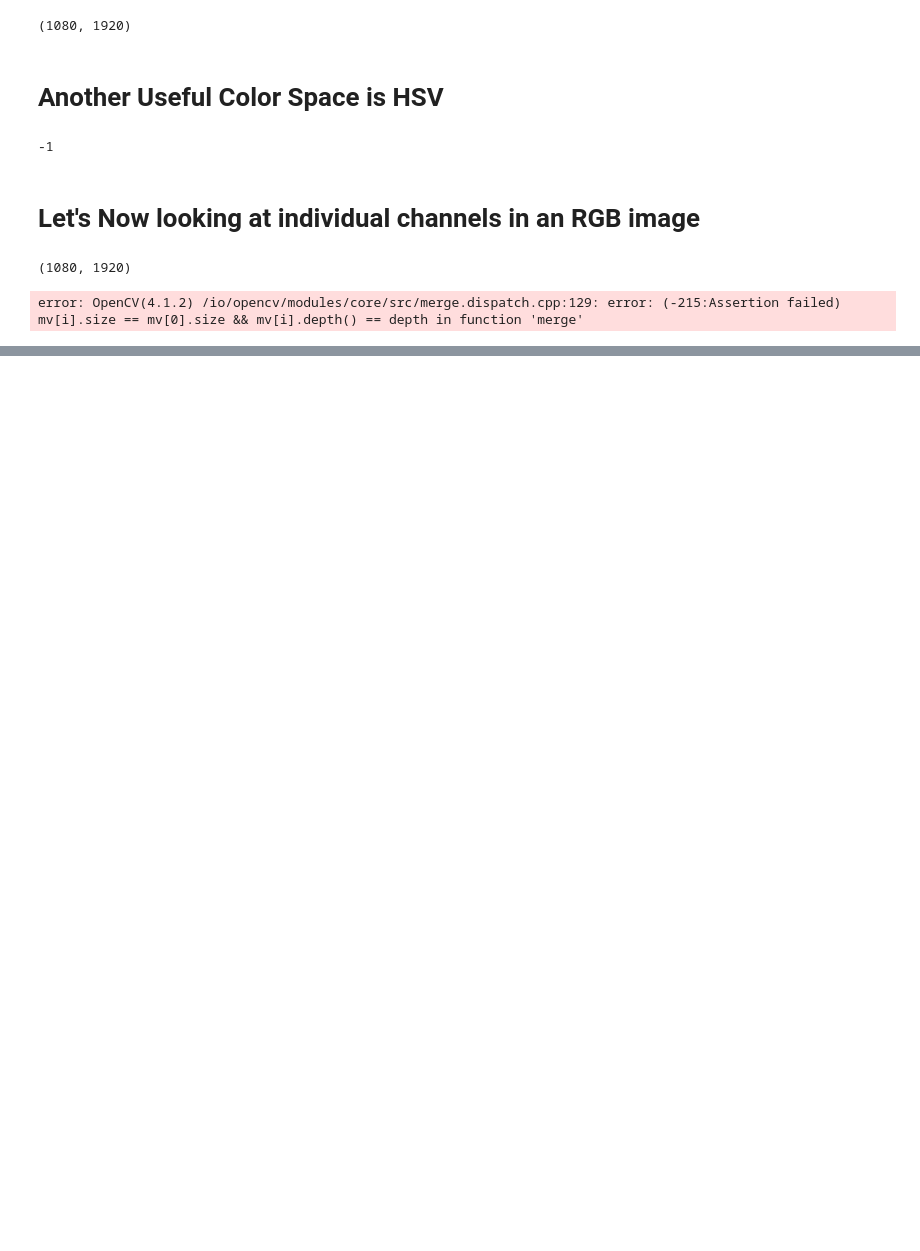
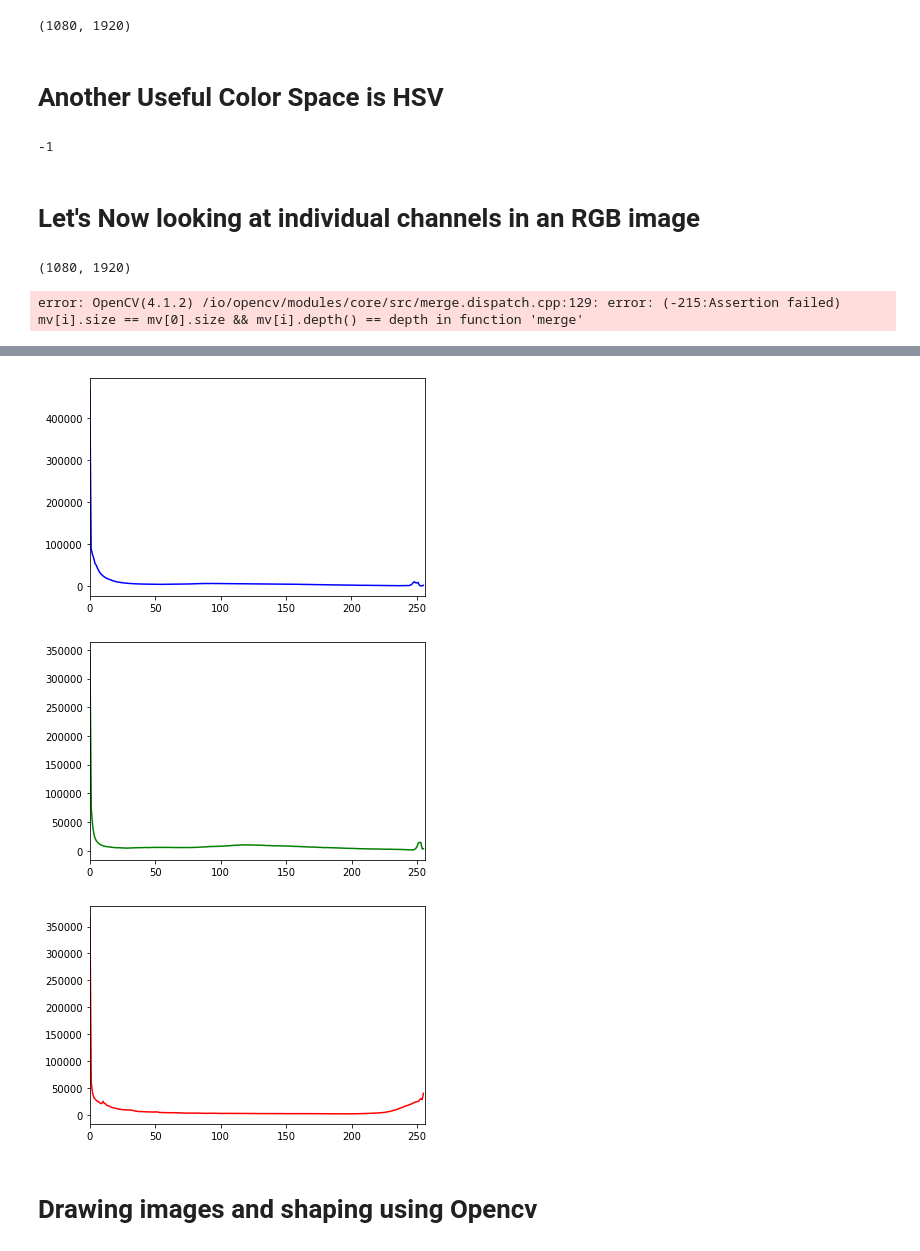
Before and after one commit to Mayank-goyal2424/Open_cv, a Jupyter notebook: cv_imp.ipynb, the cells around one changed output, grey strips where cells are left out. Cells and saved outputs as stored; diff of their text form; code cells hidden in the pictures; blank space fills up the shorter version.

```diff
--- a/cv_imp.ipynb
+++ b/cv_imp.ipynb
@@ -125,0 +159,12 @@ error: OpenCV(4.1.2) /io/opencv/modules/core/src/merge.dispatch.cpp:129: error:
+# %%
+for i,col in enumerate(color):
+    hist2=cv2.calcHist([img],[i],None,[256],[0,256])
+    plt.plot(hist2,color=col)
+    plt.xlim([0,256])
+    plt.show()
+# %% [output]
+[figure, added]
+[figure, added]
+[figure, added]
+# %% [markdown]
+# Drawing images and shaping using Opencv
```
Also changed, not shown: parts of 27 cells of this notebook.
